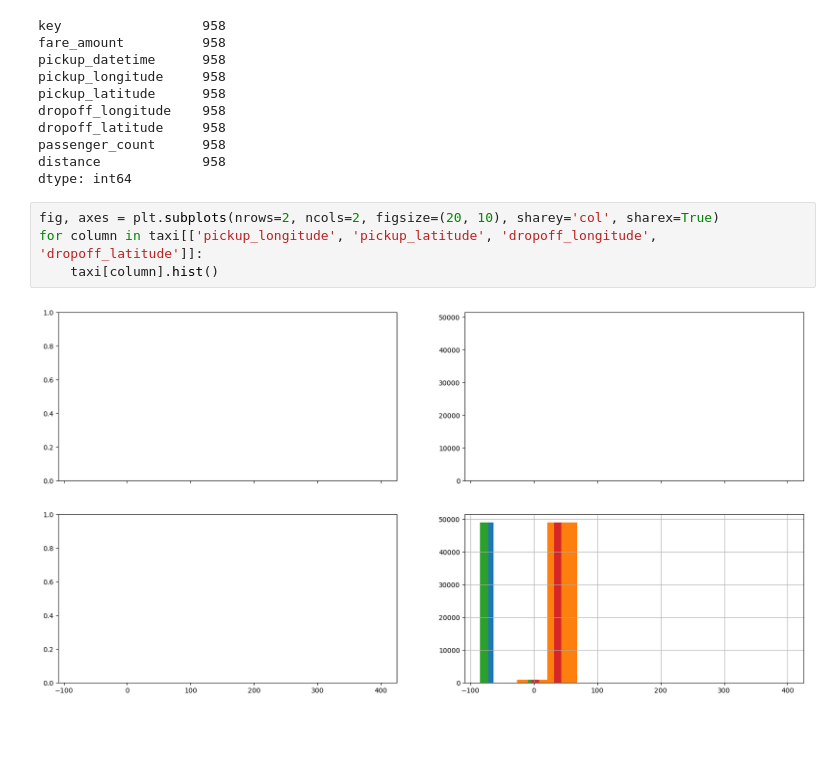
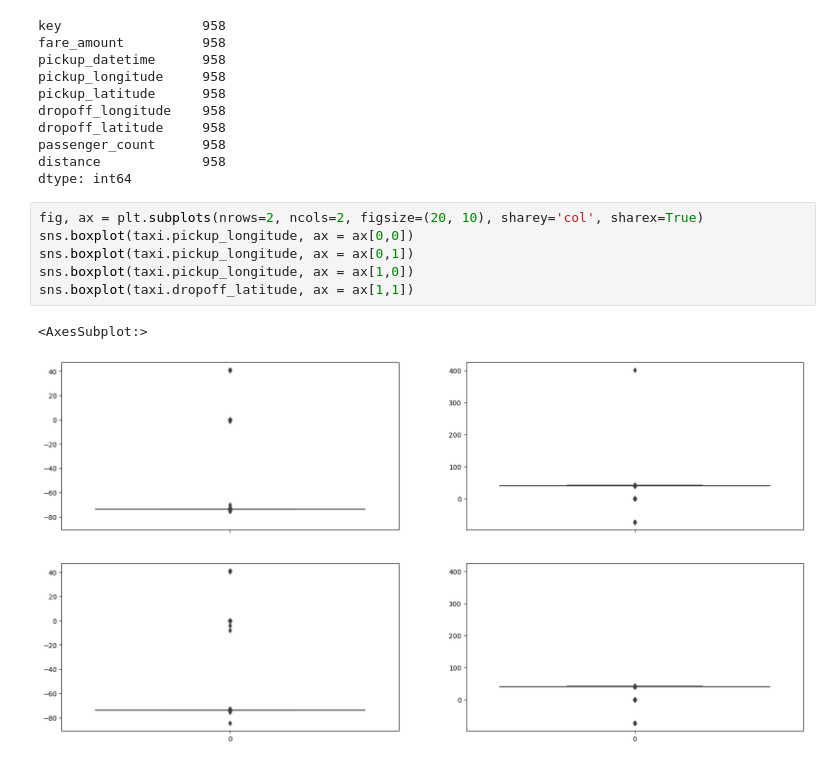
Before and after one commit to letssin/Carpov_Courses, a Jupyter notebook: Lesson8/Lesson8_1_task.ipynb, the cells around one changed output. Drawn from its saved outputs; the diff is of its cells as text; blank space fills up the shorter version.

```diff
--- a/Lesson8/Lesson8_1_task.ipynb
+++ b/Lesson8/Lesson8_1_task.ipynb
@@ -89,8 +89,11 @@ passenger_count      958
 distance             958
 dtype: int64
 # %%
-fig, axes = plt.subplots(nrows=2, ncols=2, figsize=(20, 10), sharey='col', sharex=True)
-for column in taxi[['pickup_longitude', 'pickup_latitude', 'dropoff_longitude', 'dropoff_latitude']]:
-    taxi[column].hist()
+fig, ax = plt.subplots(nrows=2, ncols=2, figsize=(20, 10), sharey='col', sharex=True)
+sns.boxplot(taxi.pickup_longitude, ax = ax[0,0])
+sns.boxplot(taxi.pickup_longitude, ax = ax[0,1])
+sns.boxplot(taxi.pickup_longitude, ax = ax[1,0])
+sns.boxplot(taxi.dropoff_latitude, ax = ax[1,1])
 # %% [output]
+<AxesSubplot:>
-[figure, old version]
+[figure, new version]
```
Also changed, not shown: parts of 3 cells of this notebook.
